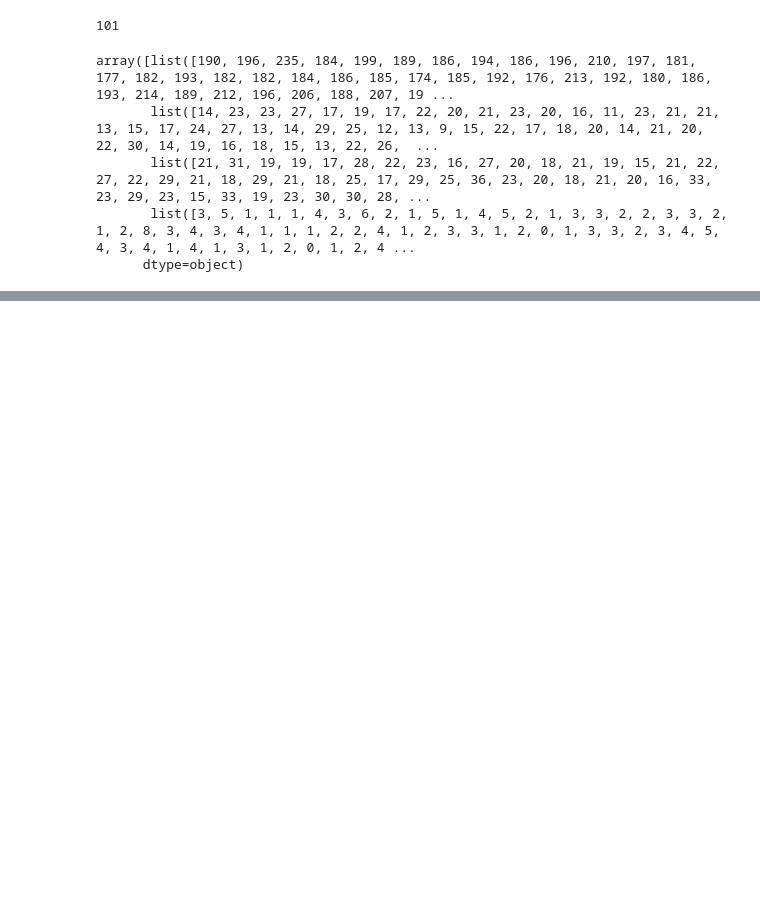
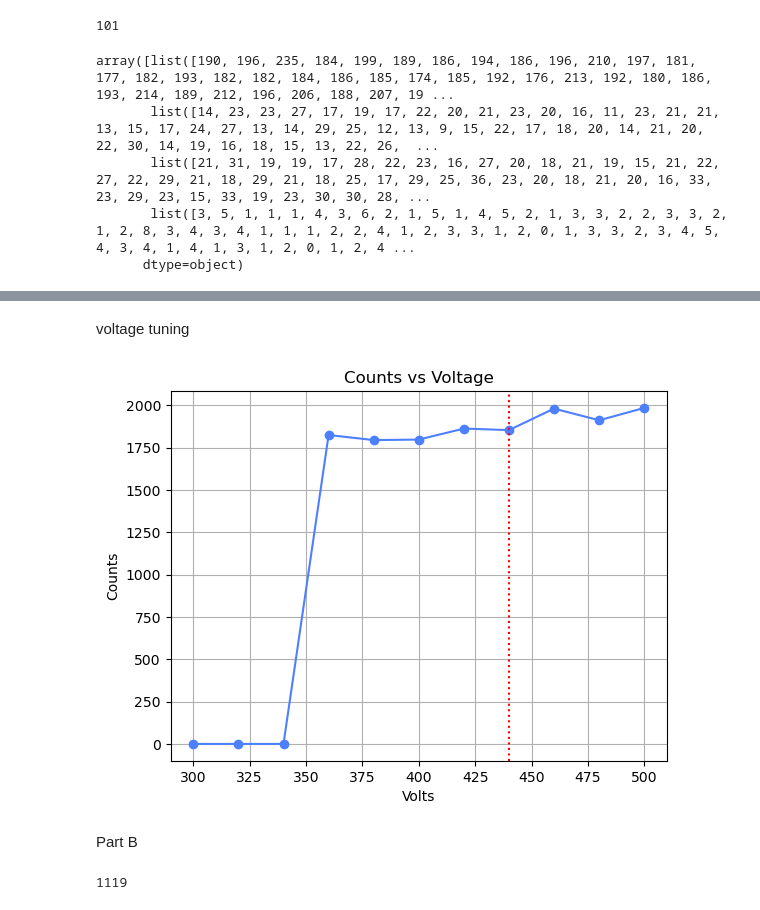
Before and after one commit to capta1Nemo/PHYS442-experiments, a Jupyter notebook: Poisson/dataset.ipynb, the cells around one changed output, grey strips where cells are left out. Cells and saved outputs as stored; diff of their text form; code cells hidden in the pictures; blank space fills up the shorter version.

```diff
--- a/Poisson/dataset.ipynb
+++ b/Poisson/dataset.ipynb
@@ -57,7 +76,7 @@ import numpy as np
 from ROOT import TH1F, TF1, TCanvas, gStyle, TColor, TPaveText, TLegend
 
 # --- ROOT style settings ---
-gStyle.SetOptStat(0)   # No default statistics box
+gStyle.SetOptStat(1)   # No default statistics box
 gStyle.SetOptFit(0)    # No automatic fit results
 gStyle.SetTitleFont(42, "xyz") # Nicer font
 gStyle.SetLabelFont(42, "xyz")
@@ -70,16 +89,16 @@ gStyle.SetPadRightMargin(0.08)
 
 # --- Setup canvas ---
 c = TCanvas("", "", 800, 600)
-
+#c.Divide(2,2)
 # --- Read your data ---
-data = np.loadtxt("output.txt", delimiter="\t", skiprows=1)
+data = np.loadtxt("outputa.txt", delimiter="\t", skiprows=1)
 hist_list=[]
 # --- Histogram and fitting loop ---
-for i in [3]:
+for i in [0]:
     col1_data = data[:, i]
-
+    #c.cd(i+1)
     # --- Histogram creation ---
-    hist = TH1F(f"hist_{i}", f"Barium-133 1s sampling", 8, min(col1_data), max(col1_data))
+    hist = TH1F(f"", f"Cesium-137 10s sampling", 7, min(col1_data), max(col1_data))
     hist.SetDirectory(0)
     hist.SetFillColorAlpha(4, 0.4)  # Blue fill with transparency
     hist.SetLineColor(1)
@@ -221,0 +205,30 @@ PLambda                   =      2.85574   +/-   0.148681
+# %% [markdown]
+voltage tuning
+# %%
+v=[300+20*i for i in range(11)]
+count=[0,0,0,1825,1795,1798,1863,1854,1981,1912,1985]
+# %%
+
+# Create the plot
+
+plt.plot(v, count, marker='o', linestyle='-', color=(0.3, 0.5, 1.0), label='Data')
+
+# Add vertical dotted line at x = 440
+plt.axvline(x=440, color='r', linestyle=':')
+
+# Labels
+plt.xlabel('Volts')
+plt.ylabel('Counts')
+
+# Title (optional)
+plt.title('Counts vs Voltage')
+
+# Show grid (optional)
+plt.grid(True)
+
+# Show the plot
+plt.show()
+# %% [output]
+[figure, added]
+# %% [markdown]
+Part B
@@ -221,0 +251,7 @@ PLambda                   =      2.85574   +/-   0.148681
+# %%
+peaks=len(numbers)
+interval=sum(numbers)
+alpha=peaks/interval
+print(interval)
+# %% [output]
+1119
```
Also changed, not shown: parts of 15 cells of this notebook, 17 other files.
